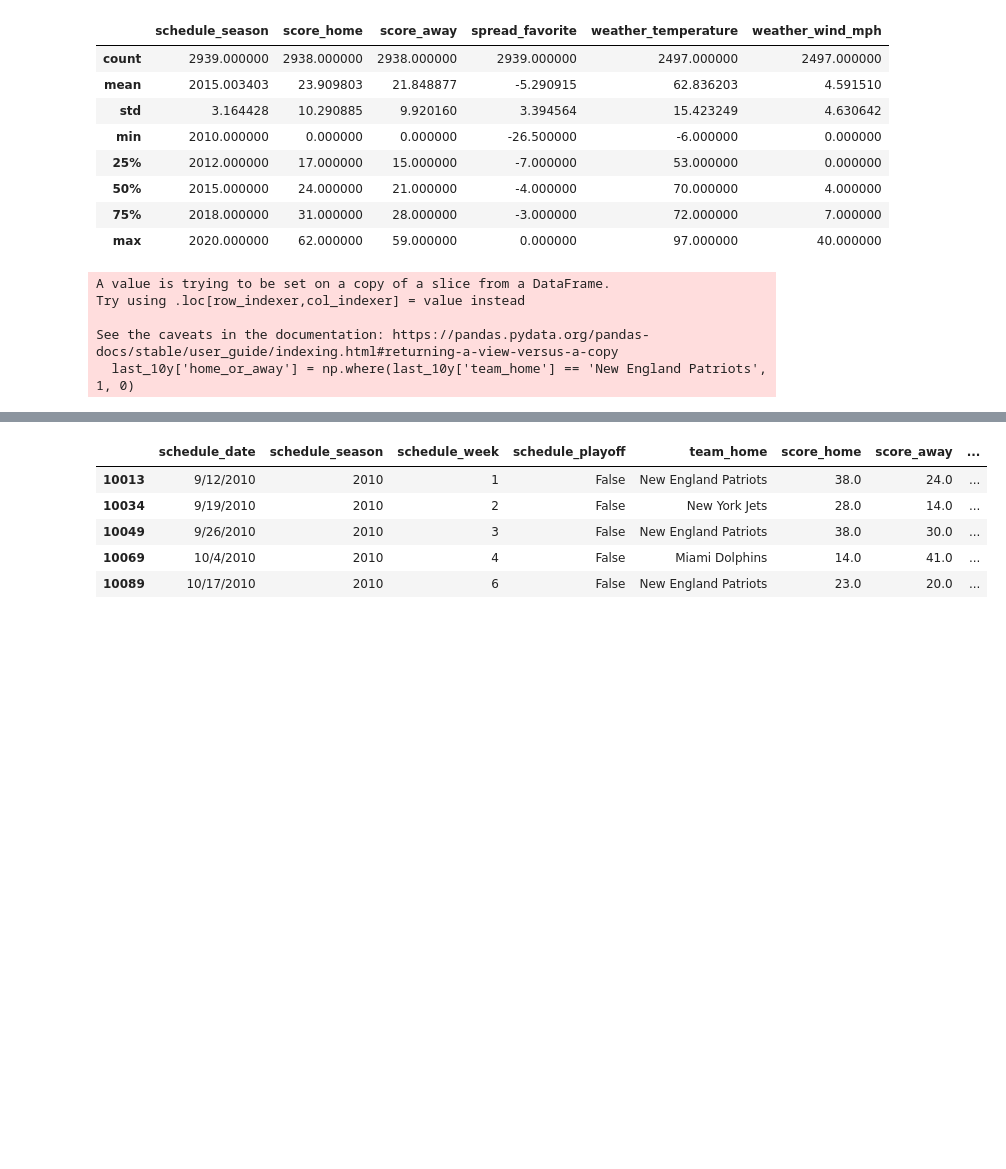
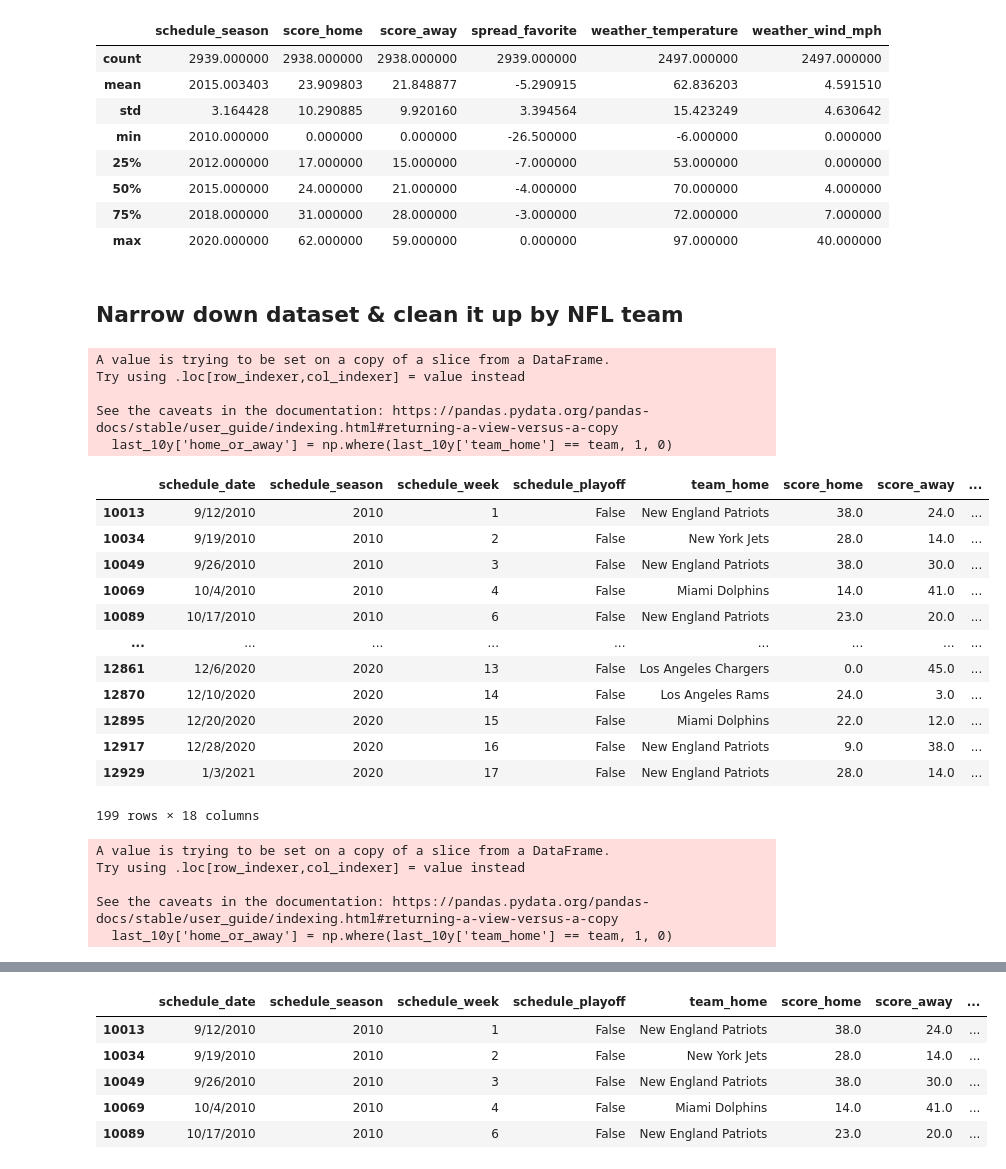
Before and after one commit to luciernaguz/Omicrons, a Jupyter notebook: Omicrons_NFL_ML.ipynb, the cells around one changed output, grey strips where cells are left out. Drawn from its saved outputs; the diff is of its cells as text; code cells hidden in the pictures; blank space fills up the shorter version.

Commit message:
Jupyter notebook - code documentation

```diff
--- a/Omicrons_NFL_ML.ipynb
+++ b/Omicrons_NFL_ML.ipynb
@@ -70,3 +78,5 @@ last_10y.describe()
 | 50% | 2015.000000 | 24.000000 | 21.000000 | -4.000000 | 70.000000 | 4.000000 |
 | 75% | 2018.000000 | 31.000000 | 28.000000 | -3.000000 | 72.000000 | 7.000000 |
 | max | 2020.000000 | 62.000000 | 59.000000 | 0.000000 | 97.000000 | 40.000000 |
+# %% [markdown]
+## Narrow down dataset & clean it up by NFL team
@@ -72,0 +89,27 @@ last_10y.describe()
+# %%
+team_score_df('New England Patriots')
+# %% [output]
+A value is trying to be set on a copy of a slice from a DataFrame.
+Try using .loc[row_indexer,col_indexer] = value instead
+
+See the caveats in the documentation: https://pandas.pydata.org/pandas-docs/stable/user_guide/indexing.html#returning-a-view-versus-a-copy
+  last_10y['home_or_away'] = np.where(last_10y['team_home'] == team, 1, 0)
+# %%
+last_10y_byteam = last_10y.loc[(last_10y["team_home"] == team) | (last_10y["team_away"] == team)]
+# %%
+#Validate dataframe
+last_10y_byteam
+# %% [output]
+|  | schedule_date | schedule_season | schedule_week | schedule_playoff | team_home | score_home | score_away | ... |
+| 10013 | 9/12/2010 | 2010 | 1 | False | New England Patriots | 38.0 | 24.0 | ... |
+| 10034 | 9/19/2010 | 2010 | 2 | False | New York Jets | 28.0 | 14.0 | ... |
+| 10049 | 9/26/2010 | 2010 | 3 | False | New England Patriots | 38.0 | 30.0 | ... |
+| 10069 | 10/4/2010 | 2010 | 4 | False | Miami Dolphins | 14.0 | 41.0 | ... |
+| 10089 | 10/17/2010 | 2010 | 6 | False | New England Patriots | 23.0 | 20.0 | ... |
+| ... | ... | ... | ... | ... | ... | ... | ... | ... |
+| 12861 | 12/6/2020 | 2020 | 13 | False | Los Angeles Chargers | 0.0 | 45.0 | ... |
+| 12870 | 12/10/2020 | 2020 | 14 | False | Los Angeles Rams | 24.0 | 3.0 | ... |
+| 12895 | 12/20/2020 | 2020 | 15 | False | Miami Dolphins | 22.0 | 12.0 | ... |
+| 12917 | 12/28/2020 | 2020 | 16 | False | New England Patriots | 9.0 | 38.0 | ... |
+| 12929 | 1/3/2021 | 2020 | 17 | False | New England Patriots | 28.0 | 14.0 | ... |
+199 rows × 18 columns
@@ -73,9 +118,9 @@ last_10y.describe()
 # %%
 #Create a column with a flag for Local or Visit - Patriots
-last_10y['home_or_away'] = np.where(last_10y['team_home'] == 'New England Patriots', 1, 0)
+last_10y['home_or_away'] = np.where(last_10y['team_home'] == team, 1, 0)
 # %% [output]
 A value is trying to be set on a copy of a slice from a DataFrame.
 Try using .loc[row_indexer,col_indexer] = value instead
 
 See the caveats in the documentation: https://pandas.pydata.org/pandas-docs/stable/user_guide/indexing.html#returning-a-view-versus-a-copy
-  last_10y['home_or_away'] = np.where(last_10y['team_home'] == 'New England Patriots', 1, 0)
+  last_10y['home_or_away'] = np.where(last_10y['team_home'] == team, 1, 0)
```
Also changed, not shown: parts of 15 cells of this notebook.
